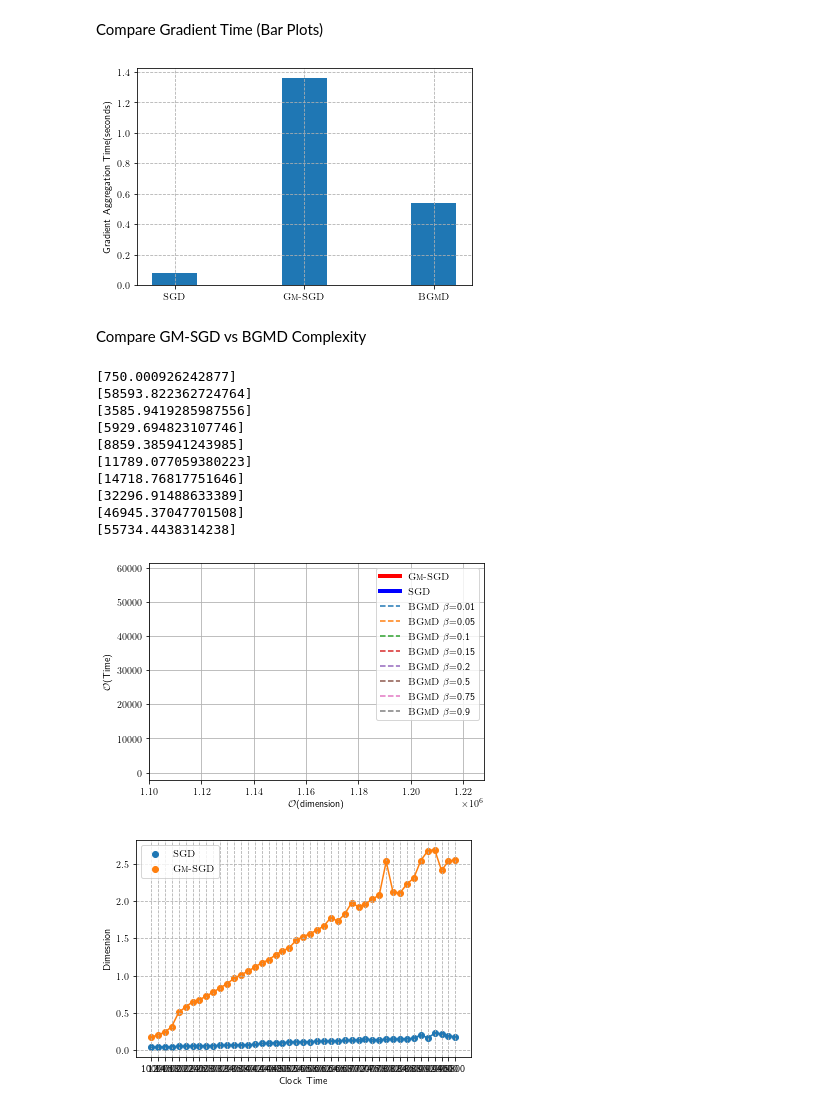
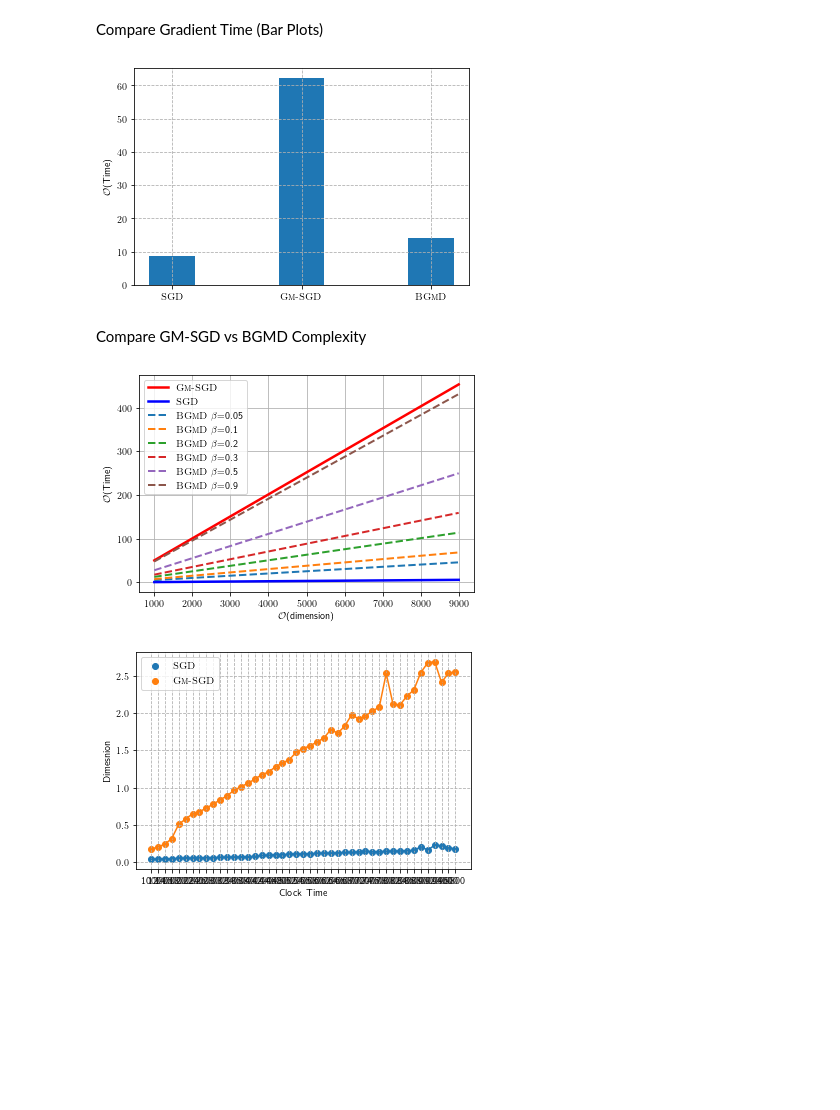
Before and after one commit to anishacharya/Optimization-Mavericks, a Jupyter notebook: playground_.ipynb, the cells around one changed output. Cells and saved outputs as stored; diff of their text form; code cells hidden in the pictures; blank space fills up the shorter version.

```diff
--- a/playground_.ipynb
+++ b/playground_.ipynb
@@ -23,8 +23,8 @@ Compare Gradient Time (Bar Plots)
 import matplotlib.pyplot as plt
 from matplotlib import rc
 
-grad = [0.010962245608365423, 0.008717414271775945, 0.008859736674686812]
-agg = [0.0812835787678813, 1.3615191056178166, 0.5406124816272722]
+# grad = [0.010962245608365423, 0.008717414271775945, 0.008859736674686812]
+agg = [8.58, 62.28, 14.13]
 ind = np.arange(3)
 width = 0.35
 
@@ -33,12 +33,12 @@ p1 = plt.bar(ind, agg, width)
 
 rc('text', usetex=True)
 plt.xticks(ind, (r"\textsc{SGD}", r"\textsc{Gm-SGD}", r"\textsc{BGmD}"))
-plt.ylabel('Gradient Aggregation Time(seconds)')
+plt.ylabel(r"$\mathcal{O}$(Time)")
 plt.grid(True, which='both', linestyle='--')
 #plt.legend((p1[0], p2[0]), ('Gradient Aggregation', 'Gradient Computation'))
 plt.show()
 # %% [output]
-[figure, old version]
+[figure, new version]
 # %% [markdown]
 Compare GM-SGD vs BGMD Complexity
 # %%
@@ -53,44 +53,33 @@ def bgmd(d, epsilon, b, beta):
 # %%
 import numpy as np
 import matplotlib.pyplot as plt
 from matplotlib import rc
 rc('text', usetex=True)
 
 epsilon = 1e-2
 b = 128
-# dim = np.arange(start=1e3, stop=1e4, step=200) # np.arange(1, 1e6, 10)
-dim = [1163978]
+dim = np.arange(start=1e3, stop=1e4, step=1000)
+# dim = [1163978]
 f = 198652
 
 y_sgd = [sgd(d, b)/f for d in dim]
-print(y_sgd)
 y_gm = [gm_sgd(d, epsilon)/f for d in dim]
-print(y_gm)
-plt.plot(dim, y_gm, label=r"\textsc{Gm-SGD}", linewidth=4, color='r')
-plt.plot(dim, y_sgd, label=r"\textsc{SGD}", linewidth=4, color='b')
+plt.plot(dim, y_gm, label=r"\textsc{Gm-SGD}", linewidth=2.5, color='r')
+plt.plot(dim, y_sgd, label=r"\textsc{SGD}", linewidth=2.5, color='b')
 
-for beta in [0.01, 0.05, 0.1, 0.15, 0.2, 0.5, 0.75, 0.9]:
+for beta in [0.05, 0.1, 0.2, 0.3, 0.5, 0.9]:
     y_bgmd = [bgmd(d, epsilon, b, beta)/f for d in dim]
-    print(y_bgmd)
-    plt.plot(dim, y_bgmd, label=r"\textsc{BGmD} $\beta$="+str(beta), linestyle='--')
+    plt.plot(dim, y_bgmd, label=r"\textsc{BGmD} $\beta$="+str(beta), linestyle='--',linewidth=2)
 
 # plt.yscale('log')
+plt.xticks(dim)
 plt.xlabel(r"$\mathcal{O}$(dimension)")
 plt.ylabel(r"$\mathcal{O}$(Time)")
 plt.legend()
-plt.grid()#True, which='both', linestyle='--')
+plt.grid()
+plt.show()
 # %% [output]
-[750.000926242877]
-[58593.822362724764]
-[3585.9419285987556]
-[5929.694823107746]
-[8859.385941243985]
-[11789.077059380223]
-[14718.76817751646]
-[32296.91488633389]
-[46945.37047701508]
-[55734.4438314238]
-[figure, old version]
+[figure, new version]
 # %%
 from matplotlib import rc
 import json
```
Also changed, not shown: parts of 1 cell of this notebook, 6 other files.
